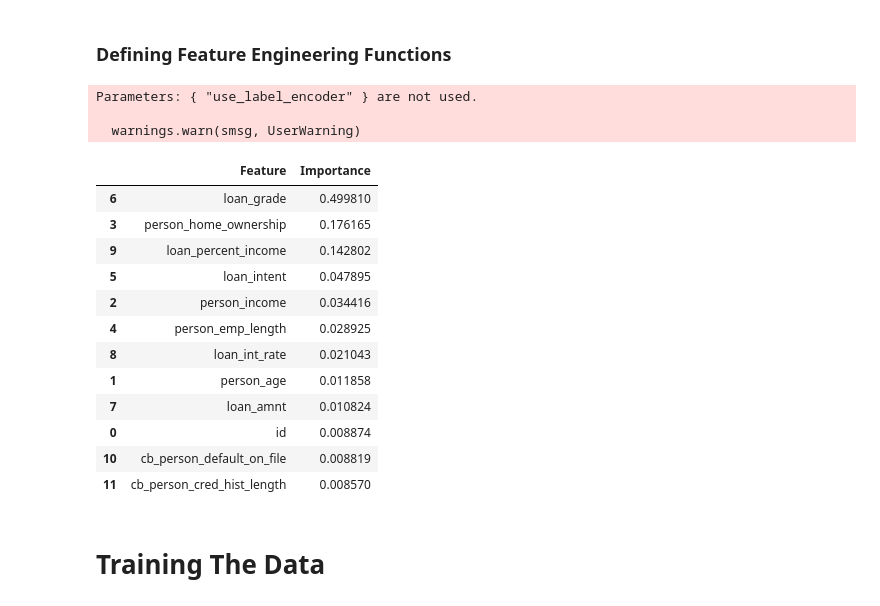
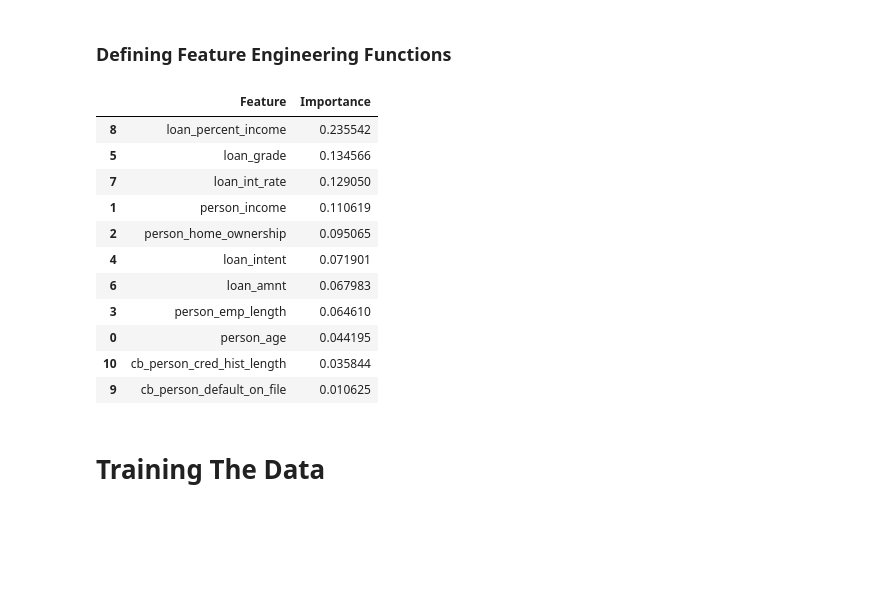
Before and after one commit to akshitmanocha/LoanApprovalPrediction, a Jupyter notebook: LoanApprovalPrediction.ipynb, the cells around one changed output. Drawn from its saved outputs; the diff is of its cells as text; code cells hidden in the pictures; blank space fills up the shorter version.

```diff
--- a/LoanApprovalPrediction.ipynb
+++ b/LoanApprovalPrediction.ipynb
@@ -183,6 +184,6 @@ sns.pairplot(train_data.drop(columns=['id','person_emp_length','person_income'])
 # Feature Engineering
 # %%
 # Train-Test Split
-X = train_data.drop(columns=['loan_status'])
+X = train_data.drop(columns=['loan_status','id'])
 y = train_data['loan_status']
 X_train, X_test, y_train, y_test = train_test_split(X, y, test_size=0.2, random_state=42)
@@ -224,46 +274,43 @@ def PolynomialFeatures(X_train, X_test, degree=2):
     X_test_poly = X_test.copy()
     if len(int_columns) > 0:
         X_train_poly[int_columns] = poly.fit_transform(X_train[int_columns])
         X_test_poly[int_columns] = poly.transform(X_test[int_columns])
     return X_train_poly, X_test_poly
 
 def DateTimeFeatures(X_train,X_test):
     pass
 
 def PrincipalComponentAnalysis(X_train,X_test,n_components):
     int_columns = X_train.select_dtypes(include=['int', 'float64']).columns
     pca = PCA(n_components=n_components)
     X_train_pca = X_train.copy()
     X_test_pca = X_test.copy()
     if len(int_columns) > 0:
         X_train_pca[int_columns] = pca.fit_transform(X_train[int_columns])
         X_test_pca[int_columns] = pca.transform(X_test[int_columns])
     return X_train_pca, X_test_pca
 
 def FeatureImportance(X_train, X_test, y_train):
-    model = XGBClassifier(use_label_encoder=False, eval_metric='mlogloss')
+    model = RandomForestClassifier()
     model.fit(X_train, y_train)
     importances = model.feature_importances_
     feature_importance_df = pd.DataFrame({'Feature': X_train.columns, 'Importance': importances})
     feature_importance_df = feature_importance_df.sort_values(by='Importance', ascending=False)
     return feature_importance_df
 
+# X_train,X_test = Binning(X_train, X_test, bins=)
 X = FeatureImportance(X_train,X_test,y_train)
 X
 # %% [output]
-Parameters: { "use_label_encoder" } are not used.
-
-  warnings.warn(smsg, UserWarning)
 |  | Feature | Importance |
-| 6 | loan_grade | 0.499810 |
-| 3 | person_home_ownership | 0.176165 |
-| 9 | loan_percent_income | 0.142802 |
-| 5 | loan_intent | 0.047895 |
-| 2 | person_income | 0.034416 |
-| 4 | person_emp_length | 0.028925 |
-| 8 | loan_int_rate | 0.021043 |
-| 1 | person_age | 0.011858 |
-| 7 | loan_amnt | 0.010824 |
-| 0 | id | 0.008874 |
-| 10 | cb_person_default_on_file | 0.008819 |
-| 11 | cb_person_cred_hist_length | 0.008570 |
+| 8 | loan_percent_income | 0.235542 |
+| 5 | loan_grade | 0.134566 |
+| 7 | loan_int_rate | 0.129050 |
+| 1 | person_income | 0.110619 |
+| 2 | person_home_ownership | 0.095065 |
+| 4 | loan_intent | 0.071901 |
+| 6 | loan_amnt | 0.067983 |
+| 3 | person_emp_length | 0.064610 |
+| 0 | person_age | 0.044195 |
+| 10 | cb_person_cred_hist_length | 0.035844 |
+| 9 | cb_person_default_on_file | 0.010625 |
```
Also changed, not shown: parts of 8 cells of this notebook.
